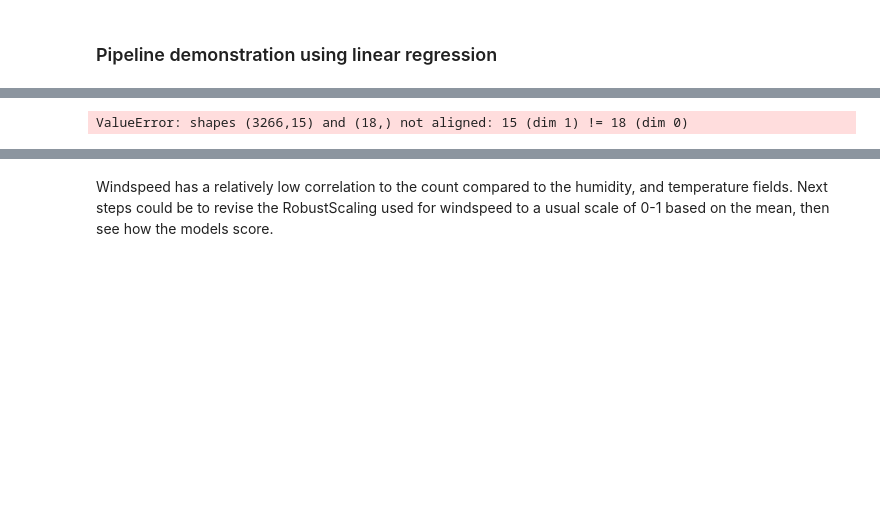
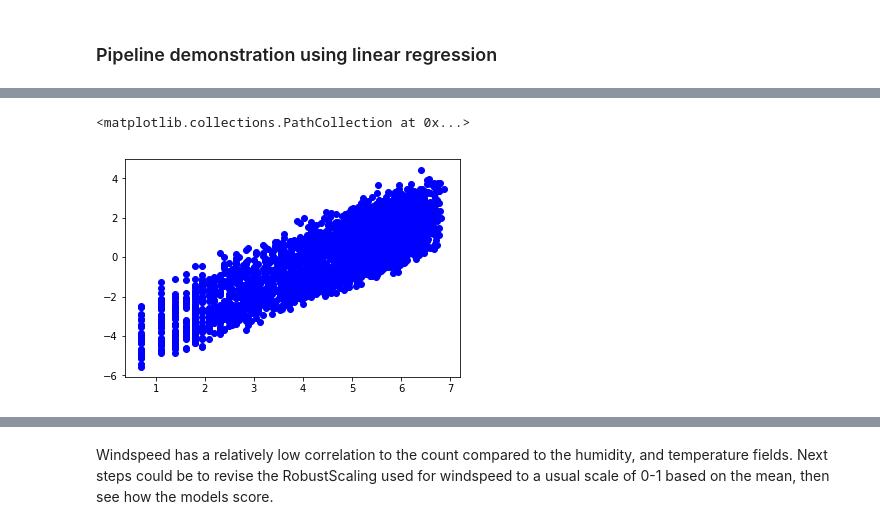
Before and after one commit to kulsoom-abdullah/kulsoom-abdullah.github.io, a Jupyter notebook: jupyter_projects/BicycleRentals/Bicycle Rentals.ipynb, the cells around one changed output, grey strips where cells are left out. Drawn from its saved outputs; the diff is of its cells as text; code cells hidden in the pictures; blank space fills up the shorter version.

```diff
--- a/jupyter_projects/BicycleRentals/Bicycle Rentals.ipynb
+++ b/jupyter_projects/BicycleRentals/Bicycle Rentals.ipynb
@@ -666,15 +716,21 @@ print(scores)
 # %%
 #plot the linear regression residuals to check for bias
 #y_pred=linear_model.predict(X_test)
-y_pred2=linear_model2.predict(X_test2)
-fig, axes = plt.subplots(nrows=1, ncols=2)
-fig.set_size_inches(16, 8, forward=True)
-plt.subplot(1, 2, 1)
-plt.hist(y_test - y_pred, bins=10)
-plt.subplot(1, 2, 2)
-plt.hist(y_test2 - y_pred2, bins=10)
+#y_pred2=linear_model2.predict(X_test2)
+# fig, axes = plt.subplots(nrows=1, ncols=2)
+# fig.set_size_inches(16, 8, forward=True)
+# plt.subplot(1, 2, 1)
+# plt.hist(y_test - y_pred_lg, bins=10)
+# plt.subplot(1, 2, 2)
+# plt.hist(y_test2 - y_pred_lg2, bins=10)
+
+
+#plt.scatter(y_pred, (y_pred - y_test_scaled), c='b')
+#plt.scatter(y_test, (y_test - y_pred_lg), c='b')
+plt.scatter(y_test2, (y_test2 - y_pred_lg2), c='b')
 # %% [output]
-ValueError: shapes (3266,15) and (18,) not aligned: 15 (dim 1) != 18 (dim 0)
+<matplotlib.collections.PathCollection at 0x...>
+[figure, added]
 # %%
 train_df.corr()
 # %% [output]
```
Also changed, not shown: parts of 20 cells of this notebook.
